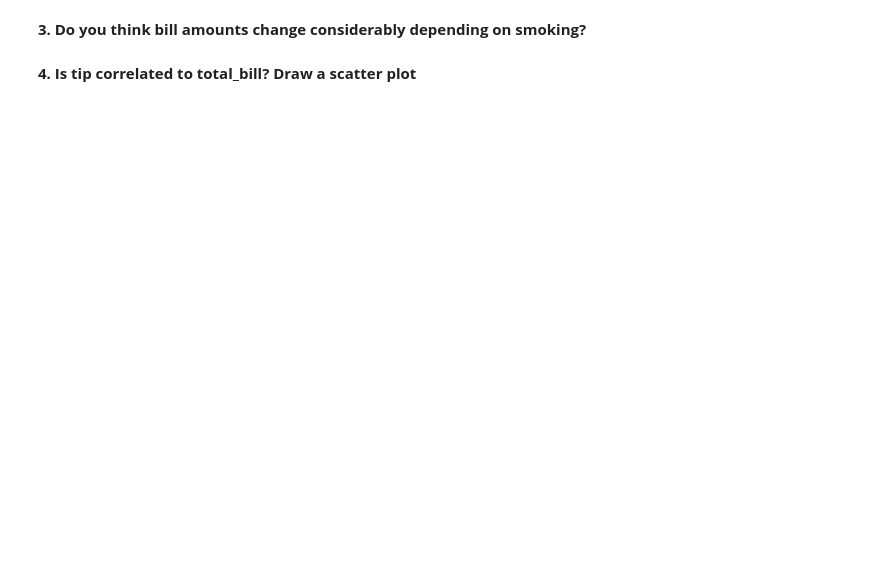
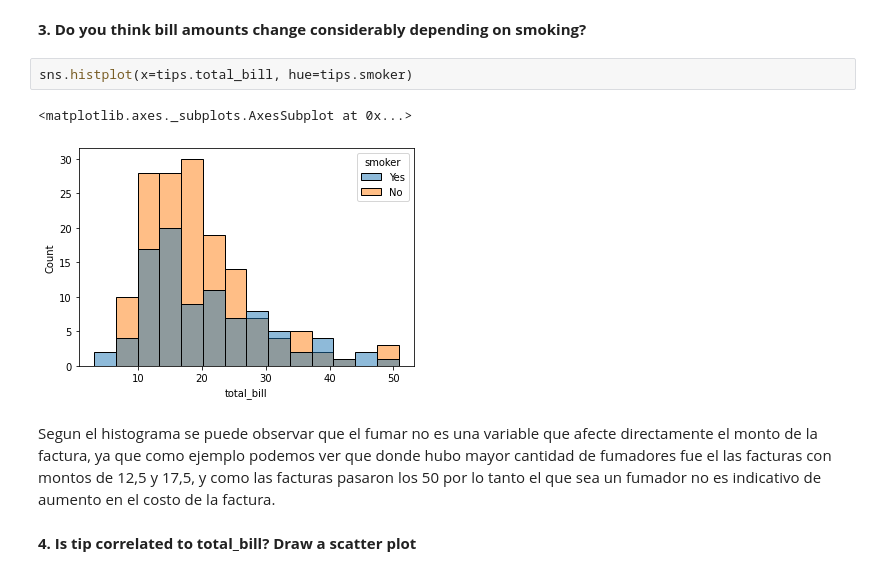
Before and after one commit to ironhack-datalabs/datamad1020-rev, a Jupyter notebook: module-1/lab-matplotlib-seaborn/your-code/challenge-1.ipynb, the cells around one changed output. Cells and saved outputs as stored; diff of their text form; blank space fills up the shorter version.

```diff
--- a/module-1/lab-matplotlib-seaborn/your-code/challenge-1.ipynb
+++ b/module-1/lab-matplotlib-seaborn/your-code/challenge-1.ipynb
@@ -17,4 +50,11 @@ Answer all questions by drawing a graph. Then explain.
 # %% [markdown]
 **3. Do you think bill amounts change considerably depending on smoking?**
+# %%
+sns.histplot(x=tips.total_bill, hue=tips.smoker)
+# %% [output]
+<matplotlib.axes._subplots.AxesSubplot at 0x...>
+[figure, added]
+# %% [markdown]
+Segun el histograma se puede observar que el fumar no es una variable que afecte directamente el monto de la factura, ya que como ejemplo podemos ver que donde hubo mayor cantidad de fumadores fue el las facturas con montos de 12,5 y 17,5, y como las facturas pasaron los 50 por lo tanto el que sea un fumador no es indicativo de aumento en el costo de la factura.
 # %% [markdown]
 **4. Is tip correlated to total_bill? Draw a scatter plot**
```
Also changed, not shown: parts of 9 cells of this notebook, 1 other file.
